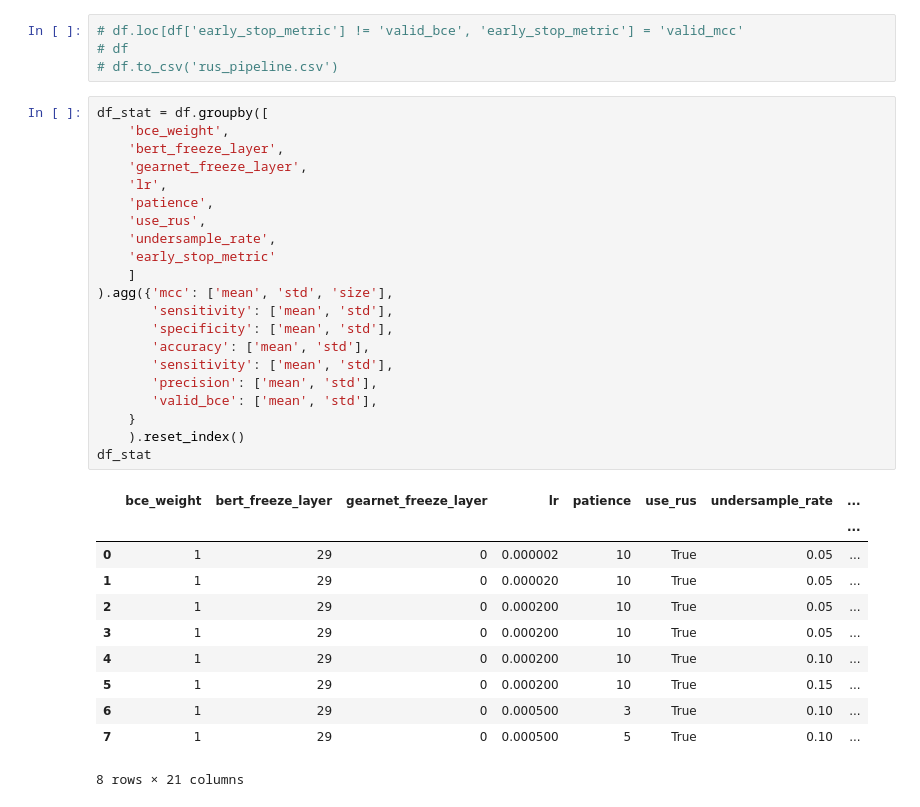
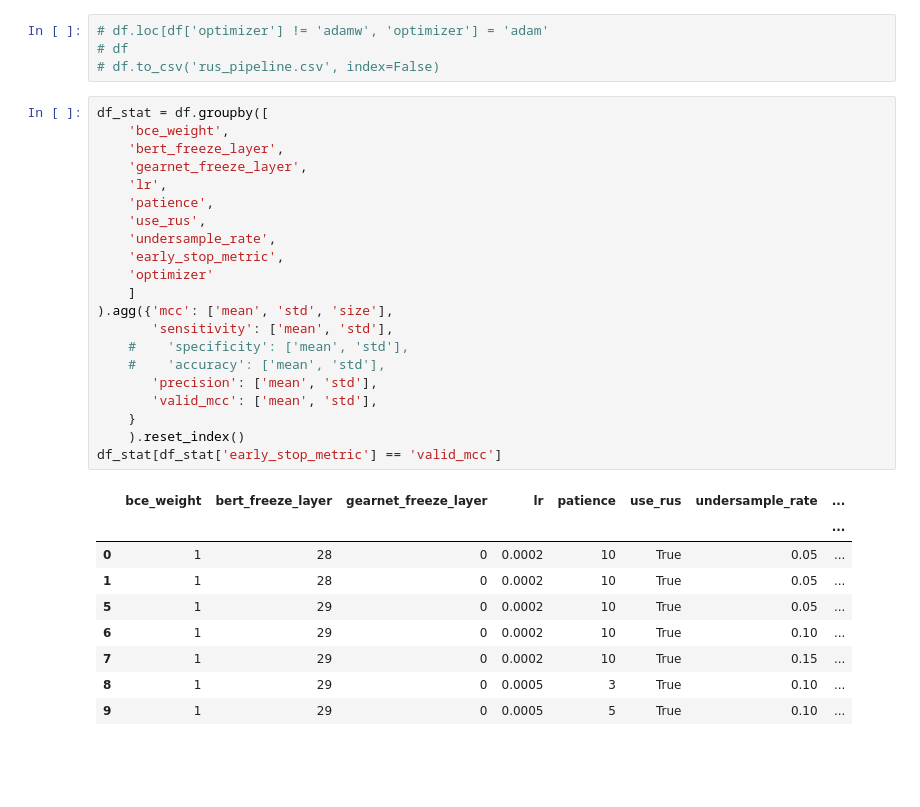
Before and after one commit to dlwocks31/atpbind, a Jupyter notebook: rus/rus_pipeline.ipynb, the cells around one changed output. Cells and saved outputs as stored; diff of their text form; blank space fills up the shorter version.

Commit message:
adamw test

```diff
--- a/rus/rus_pipeline.ipynb
+++ b/rus/rus_pipeline.ipynb
@@ -20,37 +20,35 @@ df
 # %%
-# df.loc[df['early_stop_metric'] != 'valid_bce', 'early_stop_metric'] = 'valid_mcc'
+# df.loc[df['optimizer'] != 'adamw', 'optimizer'] = 'adam'
 # df
-# df.to_csv('rus_pipeline.csv')
+# df.to_csv('rus_pipeline.csv', index=False)
 # %%
 df_stat = df.groupby([
     'bce_weight',
     'bert_freeze_layer',
     'gearnet_freeze_layer',
     'lr',
     'patience',
     'use_rus',
     'undersample_rate',
-    'early_stop_metric'
+    'early_stop_metric',
+    'optimizer'
     ]
 ).agg({'mcc': ['mean', 'std', 'size'],
        'sensitivity': ['mean', 'std'],
-       'specificity': ['mean', 'std'],
-       'accuracy': ['mean', 'std'],
-       'sensitivity': ['mean', 'std'],
+    #    'specificity': ['mean', 'std'],
+    #    'accuracy': ['mean', 'std'],
        'precision': ['mean', 'std'],
-       'valid_bce': ['mean', 'std'],
+       'valid_mcc': ['mean', 'std'],
     }
     ).reset_index()
-df_stat
+df_stat[df_stat['early_stop_metric'] == 'valid_mcc']
 # %% [output]
 |  | bce_weight | bert_freeze_layer | gearnet_freeze_layer | lr | patience | use_rus | undersample_rate | ... |
 |  |  |  |  |  |  |  |  | ... |
-| 0 | 1 | 29 | 0 | 0.000002 | 10 | True | 0.05 | ... |
-| 1 | 1 | 29 | 0 | 0.000020 | 10 | True | 0.05 | ... |
-| 2 | 1 | 29 | 0 | 0.000200 | 10 | True | 0.05 | ... |
-| 3 | 1 | 29 | 0 | 0.000200 | 10 | True | 0.05 | ... |
-| 4 | 1 | 29 | 0 | 0.000200 | 10 | True | 0.10 | ... |
-| 5 | 1 | 29 | 0 | 0.000200 | 10 | True | 0.15 | ... |
-| 6 | 1 | 29 | 0 | 0.000500 | 3 | True | 0.10 | ... |
-| 7 | 1 | 29 | 0 | 0.000500 | 5 | True | 0.10 | ... |
+| 0 | 1 | 28 | 0 | 0.0002 | 10 | True | 0.05 | ... |
+| 1 | 1 | 28 | 0 | 0.0002 | 10 | True | 0.05 | ... |
+| 5 | 1 | 29 | 0 | 0.0002 | 10 | True | 0.05 | ... |
+| 6 | 1 | 29 | 0 | 0.0002 | 10 | True | 0.10 | ... |
+| 7 | 1 | 29 | 0 | 0.0002 | 10 | True | 0.15 | ... |
+| 8 | 1 | 29 | 0 | 0.0005 | 3 | True | 0.10 | ... |
+| 9 | 1 | 29 | 0 | 0.0005 | 5 | True | 0.10 | ... |
-8 rows × 21 columns
```
Also changed, not shown: parts of 1 cell of this notebook, 6 other files.
